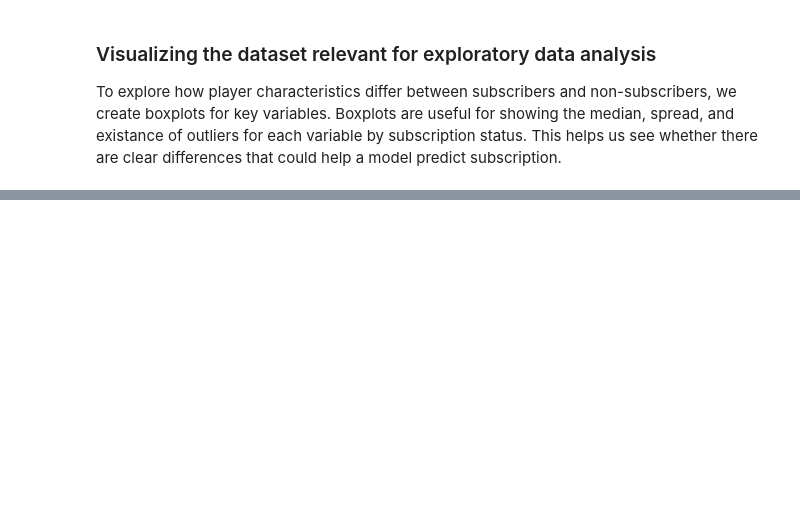
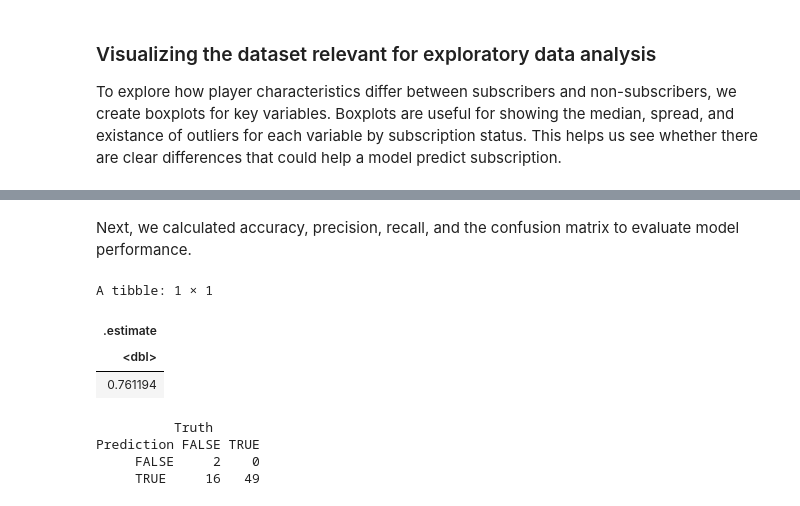
Before and after one commit to MitchellKehlerR/Minecraft_Final_Project, a Jupyter notebook: Minecraft_Project.ipynb, the cells around one changed output, grey strips where cells are left out. Cells and saved outputs as stored; diff of their text form; code cells hidden in the pictures; blank space fills up the shorter version.

```diff
--- a/Minecraft_Project.ipynb
+++ b/Minecraft_Project.ipynb
@@ -383,0 +415,26 @@ A tibble: 1 × 3
+# %% [markdown]
+Next, we calculated accuracy, precision, recall, and the confusion matrix to evaluate model performance.
+# %%
+# Calculate accuracy
+knn_metrics <- knn_predictions |>
+    metrics(truth = subscribe, estimate = .pred_class) |>
+    filter(.metric == "accuracy") |>
+    select(.estimate)
+
+knn_metrics
+# %% [output]
+A tibble: 1 × 1
+| .estimate |
+| <dbl> |
+| 0.761194 |
+# %%
+# Generate confusion matrix
+knn_conf_mat <- knn_predictions |>
+    conf_mat(truth = subscribe, estimate = .pred_class)
+
+knn_conf_mat
+# %% [output]
+          Truth
+Prediction FALSE TRUE
+     FALSE     2    0
+     TRUE     16   49
```
Also changed, not shown: parts of 11 cells of this notebook.
